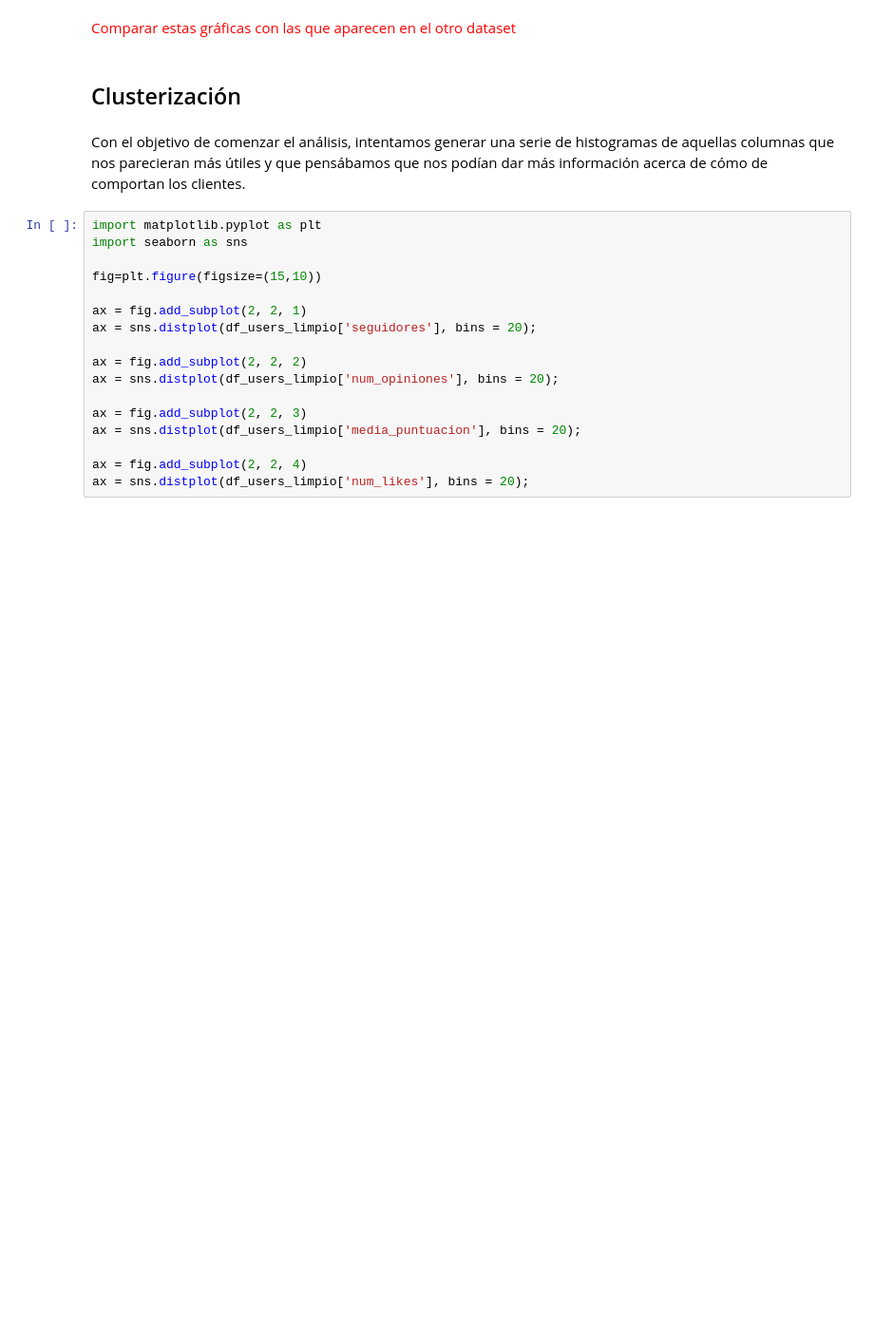
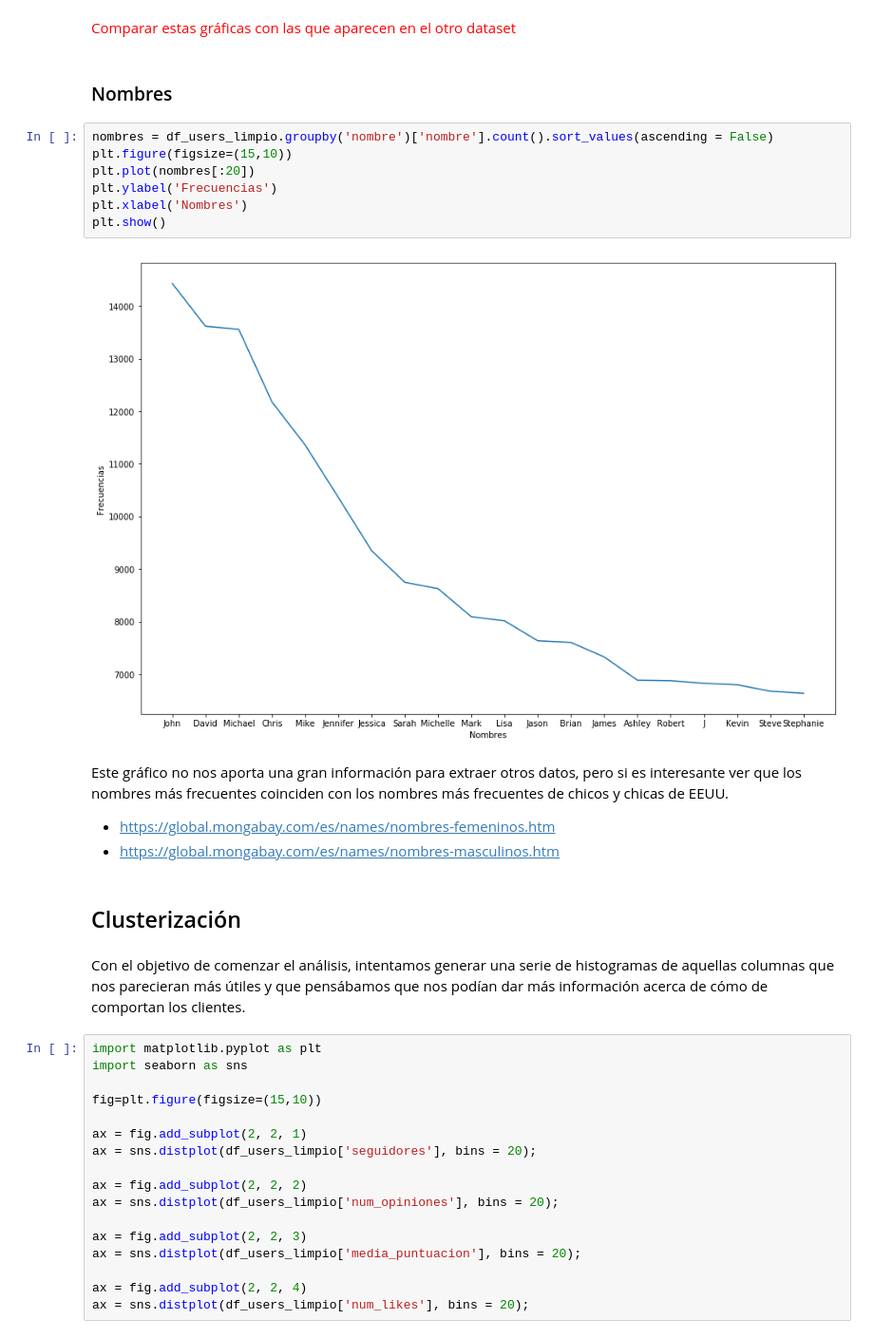
Before and after one commit to jcorrochanoj/DesafioFinalAD, a Jupyter notebook: Analisis_USERS.ipynb, the cells around one changed output. Shown at 95% size. Saved outputs shown, nothing was run; the diff lists cells and outputs as text; blank space fills up the shorter version.

```diff
--- a/Analisis_USERS.ipynb
+++ b/Analisis_USERS.ipynb
@@ -220,5 +285,20 @@ Text(0.5, 1.0, 'Numero de registros por año')
 # %% [markdown]
 <span style="color:red">Comparar estas gráficas con las que aparecen en el otro dataset</span>
+# %% [markdown]
+### Nombres
+# %%
+nombres = df_users_limpio.groupby('nombre')['nombre'].count().sort_values(ascending = False)
+plt.figure(figsize=(15,10))
+plt.plot(nombres[:20])
+plt.ylabel('Frecuencias')
+plt.xlabel('Nombres')
+plt.show()
+# %% [output]
+[figure, added]
+# %% [markdown]
+Este gráfico no nos aporta una gran información para extraer otros datos, pero si es interesante ver que los nombres más frecuentes coinciden con los nombres más frecuentes de chicos y chicas de EEUU.
+- https://global.mongabay.com/es/names/nombres-femeninos.htm
+- https://global.mongabay.com/es/names/nombres-masculinos.htm
 # %% [markdown]
 ## Clusterización
 # %% [markdown]
```
Also changed, not shown: parts of 21 cells of this notebook.
